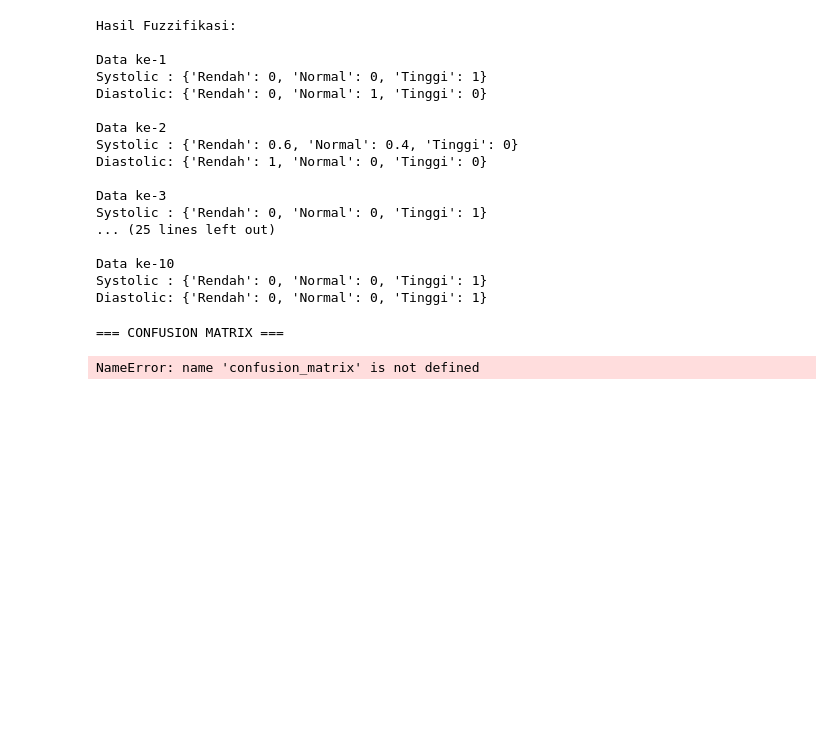
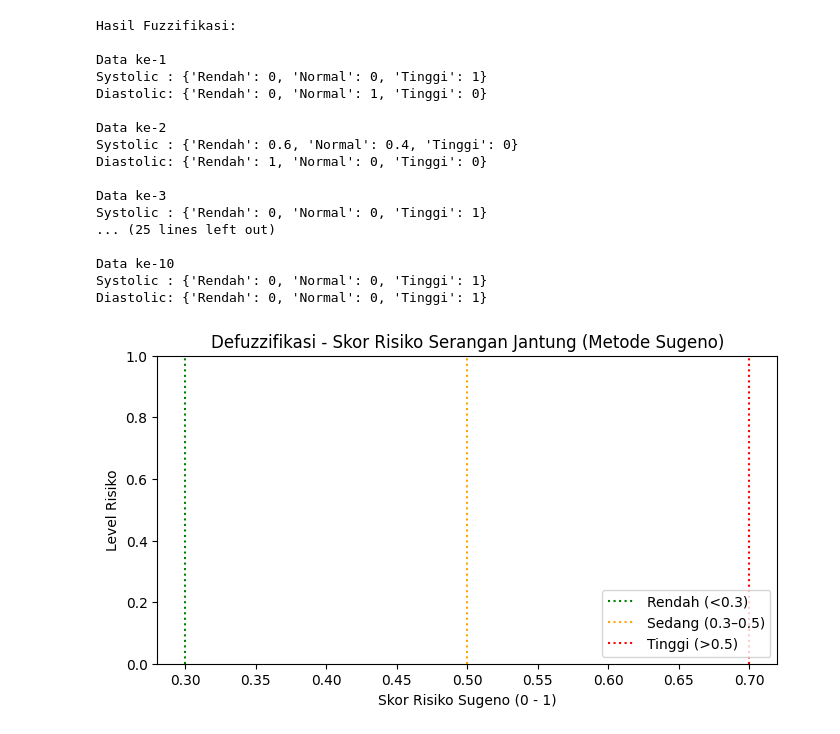
Before and after one commit to fazarirazkaa/Fuzzification, a Jupyter notebook: TubesFuzzy/fuzzy.ipynb, the cells around one changed output. Cells and saved outputs as stored; diff of their text form; code cells hidden in the pictures; blank space fills up the shorter version.

```diff
--- a/TubesFuzzy/fuzzy.ipynb
+++ b/TubesFuzzy/fuzzy.ipynb
@@ -157,56 +192,15 @@ fuzzy_rules = {
 # %%
-def sugeno_inference(systolic, diastolic):
-    rules = {
-        ('Rendah', 'Rendah'): 0.2,
-        ('Rendah', 'Normal'): 0.4,
-        ('Rendah', 'Tinggi'): 0.6,
-        ('Normal', 'Rendah'): 0.4,
-        ('Normal', 'Normal'): 0.5,
-        ('Normal', 'Tinggi'): 0.7,
-        ('Tinggi', 'Rendah'): 0.6,
-        ('Tinggi', 'Normal'): 0.8,
-        ('Tinggi', 'Tinggi'): 1.0,
-    }
+plt.figure(figsize=(8, 4))
+plt.title("Defuzzifikasi - Skor Risiko Serangan Jantung (Metode Sugeno)")
+plt.xlabel("Skor Risiko Sugeno (0 - 1)")
+plt.ylabel("Level Risiko")
 
-    fuzzy_sys = fuzzy_systolic(systolic)
-    fuzzy_dia = fuzzy_diastolic(diastolic)
+plt.vlines(0.3, 0, 1, linestyles="dotted", colors="green", label="Rendah (<0.3)")
+plt.vlines(0.5, 0, 1, linestyles="dotted", colors="orange", label="Sedang (0.3–0.5)")
+plt.vlines(0.7, 0, 1, linestyles="dotted", colors="red", label="Tinggi (>0.5)")
+plt.legend(loc="lower right")
 
-    weighted_sum = 0
-    total_weight = 0
-
-    for cat_sys, val_sys in fuzzy_sys.items():
-        for cat_dia, val_dia in fuzzy_dia.items():
-            firing_strength = min(val_sys, val_dia)
-            rule_output = rules.get((cat_sys, cat_dia), 0.0)
-            weighted_sum += firing_strength * rule_output
-            total_weight += firing_strength
-
-    return weighted_sum / total_weight if total_weight > 0 else 0.0
+plt.ylim(0, 1)
+plt.show()
+# %% [output]
+[figure, added]
-# %%
-sugeno_scores = []
-for i in range(len(df)):
-    score = sugeno_inference(df.loc[i, 'Systolic blood pressure'], df.loc[i, 'Diastolic blood pressure'])
-    sugeno_scores.append(score)
-
-# Threshold ke label 0/1
-sugeno_preds = [1 if s >= 0.5 else 0 for s in sugeno_scores]
-
-# Simpan ke dataframe
-df['Sugeno_Score'] = sugeno_scores
-df['Sugeno_Predict'] = sugeno_preds
-
-# ===== EVALUASI SUGENO =====
-y_true = df["Result"].tolist()
-y_pred = df["Sugeno_Predict"].tolist()
-
-print("=== CONFUSION MATRIX ===")
-print(confusion_matrix(y_true, y_pred))
-
-print("\n=== CLASSIFICATION REPORT ===")
-print(classification_report(y_true, y_pred))
-
-print("\n=== AKURASI ===")
-print(f"{accuracy_score(y_true, y_pred) * 100:.2f}%")
-# %% [output]
-=== CONFUSION MATRIX ===
-NameError: name 'confusion_matrix' is not defined
```
Also changed, not shown: parts of 2 cells of this notebook.
